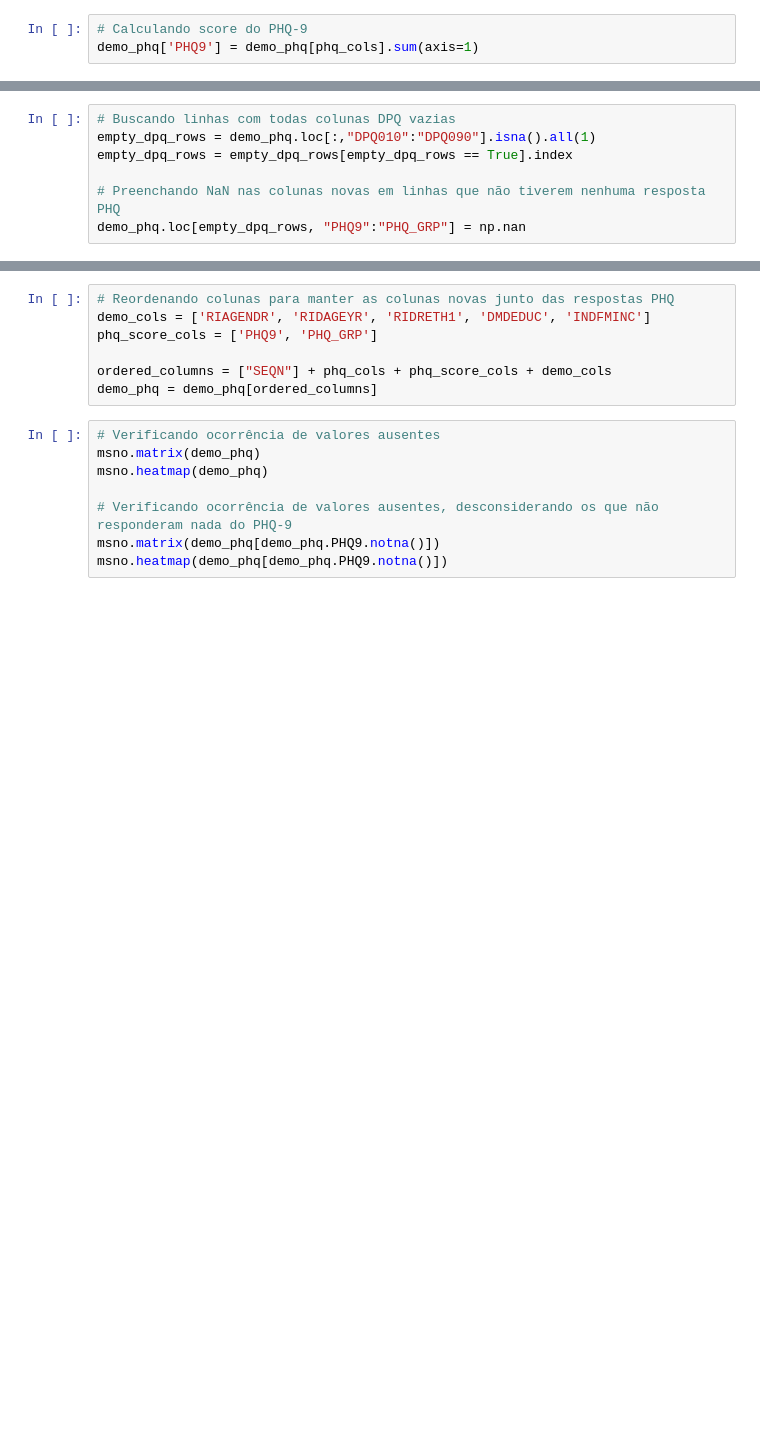
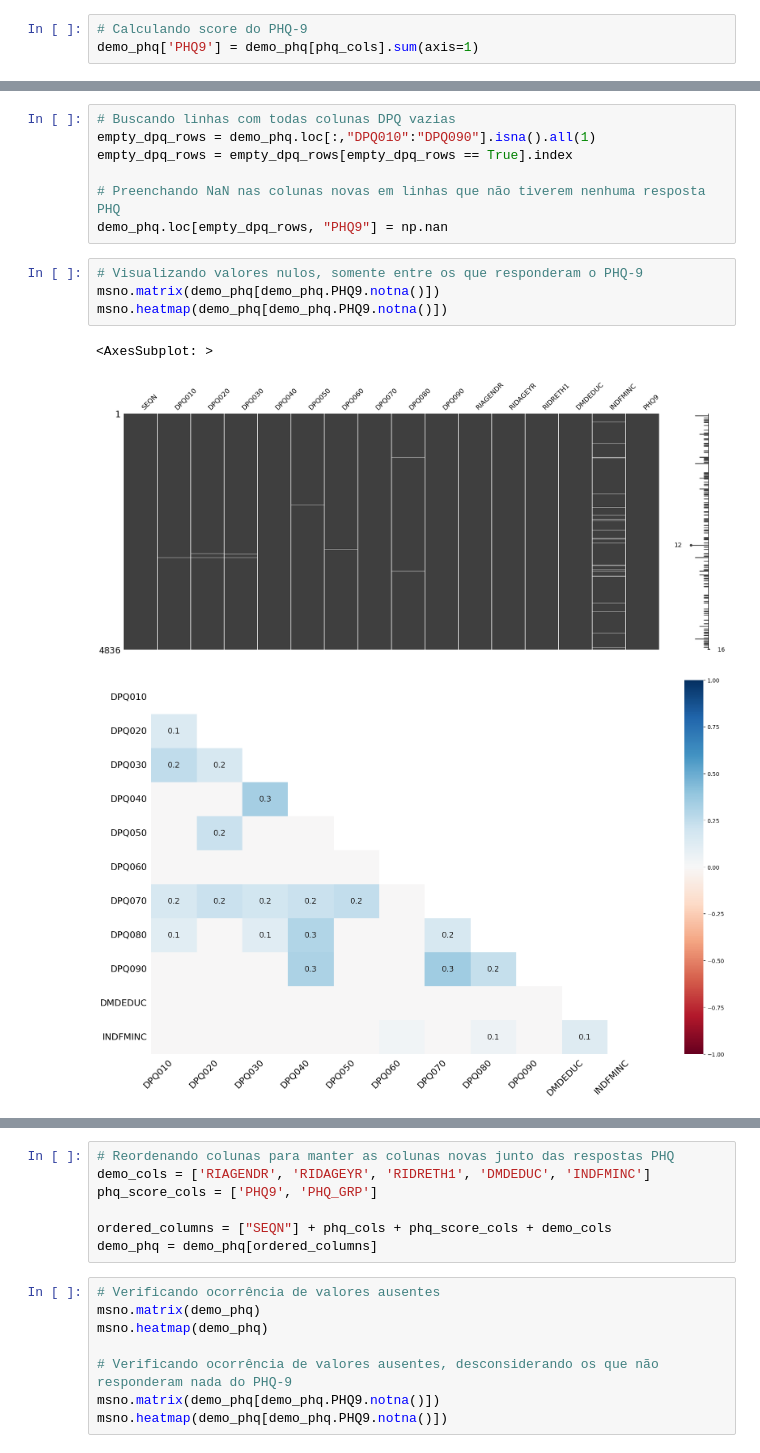
Before and after one commit to thiago-paim/tera-desafio-inferencia, a Jupyter notebook: notebooks/step_1_data_treatment.ipynb, the cells around one changed output, grey strips where cells are left out. Cells and saved outputs as stored; diff of their text form; blank space fills up the shorter version.

```diff
--- a/notebooks/step_1_data_treatment.ipynb
+++ b/notebooks/step_1_data_treatment.ipynb
@@ -74,4 +129,12 @@ empty_dpq_rows = demo_phq.loc[:,"DPQ010":"DPQ090"].isna().all(1)
 empty_dpq_rows = empty_dpq_rows[empty_dpq_rows == True].index
 
 # Preenchando NaN nas colunas novas em linhas que não tiverem nenhuma resposta PHQ
-demo_phq.loc[empty_dpq_rows, "PHQ9":"PHQ_GRP"] = np.nan
+demo_phq.loc[empty_dpq_rows, "PHQ9"] = np.nan
+# %%
+# Visualizando valores nulos, somente entre os que responderam o PHQ-9
+msno.matrix(demo_phq[demo_phq.PHQ9.notna()])
+msno.heatmap(demo_phq[demo_phq.PHQ9.notna()])
+# %% [output]
+<AxesSubplot: >
+[figure, added]
+[figure, added]
```
Also changed, not shown: parts of 27 cells of this notebook.
